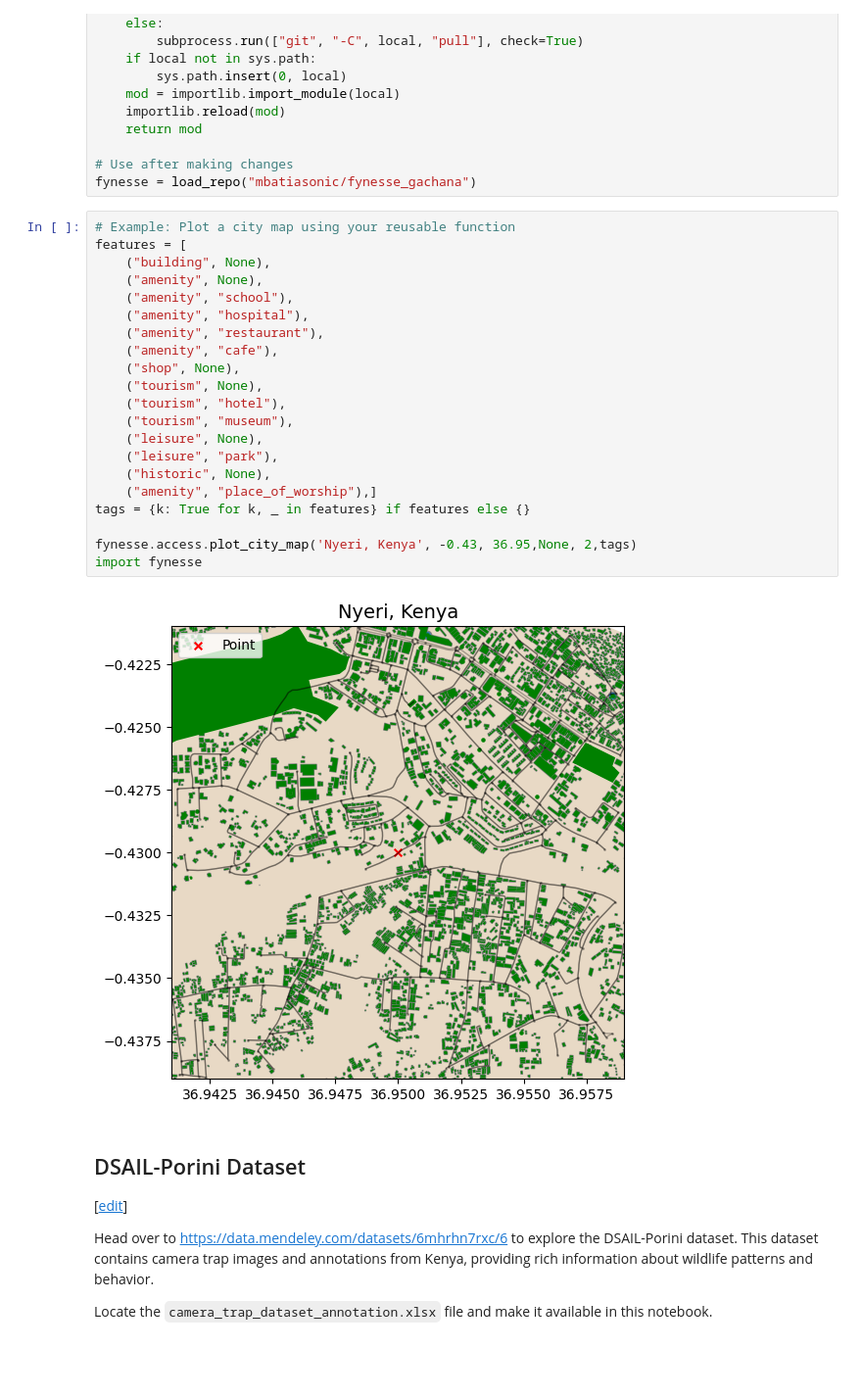
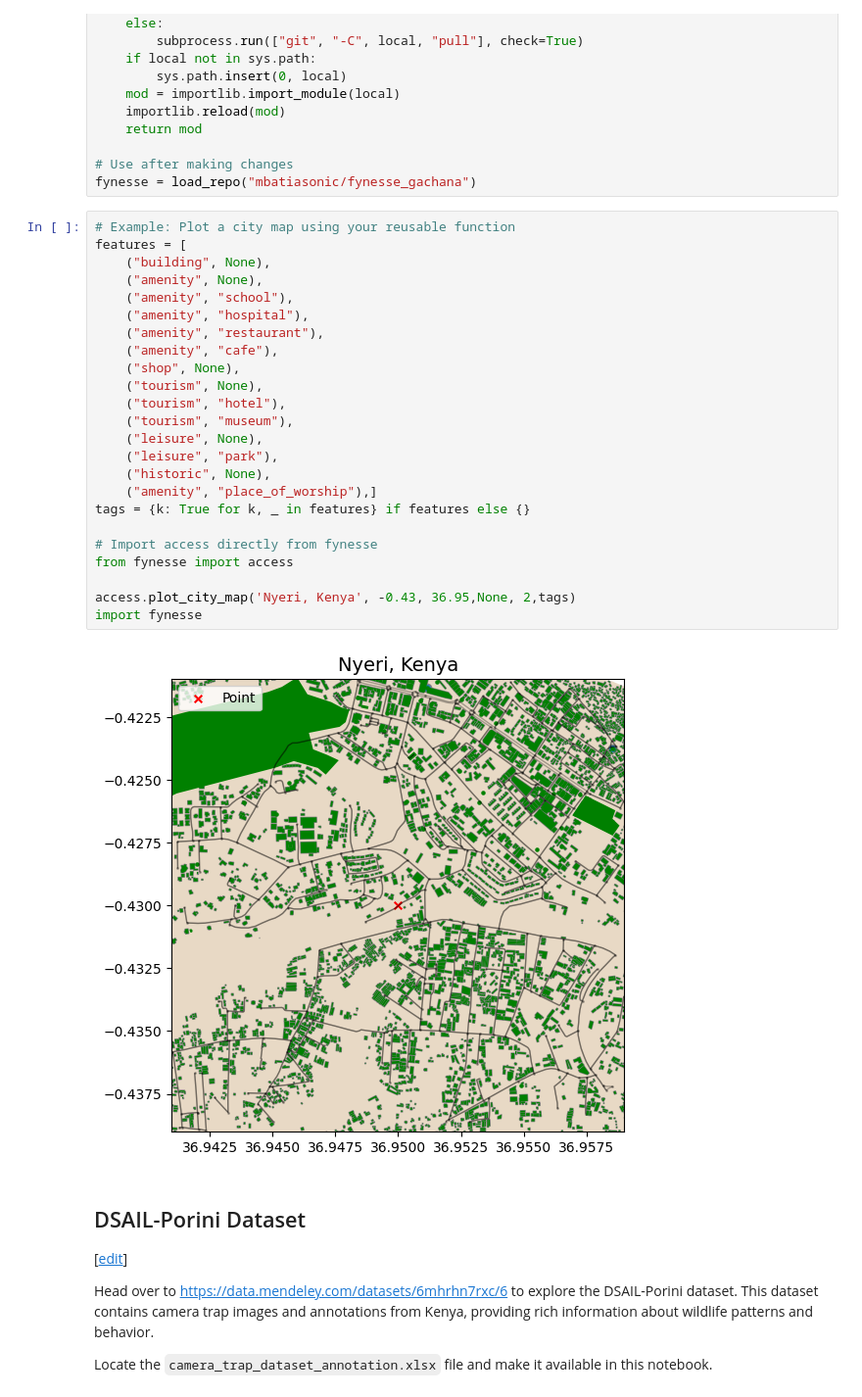
Before and after one commit to mbatiasonic/fynesse_gachana, a Jupyter notebook: _notebooks/03-dataset-joining-practical.ipynb, the cells around one changed output. Shown at 98% size. Cells and saved outputs as stored; diff of their text form; blank space fills up the shorter version.

```diff
--- a/_notebooks/03-dataset-joining-practical.ipynb
+++ b/_notebooks/03-dataset-joining-practical.ipynb
@@ -76,26 +82,29 @@ fynesse = load_repo("mbatiasonic/fynesse_gachana")
 # %%
 # Example: Plot a city map using your reusable function
 features = [
     ("building", None),
     ("amenity", None),
     ("amenity", "school"),
     ("amenity", "hospital"),
     ("amenity", "restaurant"),
     ("amenity", "cafe"),
     ("shop", None),
     ("tourism", None),
     ("tourism", "hotel"),
     ("tourism", "museum"),
     ("leisure", None),
     ("leisure", "park"),
     ("historic", None),
     ("amenity", "place_of_worship"),]
 tags = {k: True for k, _ in features} if features else {}
 
-fynesse.access.plot_city_map('Nyeri, Kenya', -0.43, 36.95,None, 2,tags)
+# Import access directly from fynesse
+from fynesse import access
+
+access.plot_city_map('Nyeri, Kenya', -0.43, 36.95,None, 2,tags)
 import fynesse
 # %% [output]
-[figure, old version]
+[figure, new version]
 # %% [markdown]
 ## DSAIL-Porini Dataset
 
```
Also changed, not shown: parts of 7 cells of this notebook.
